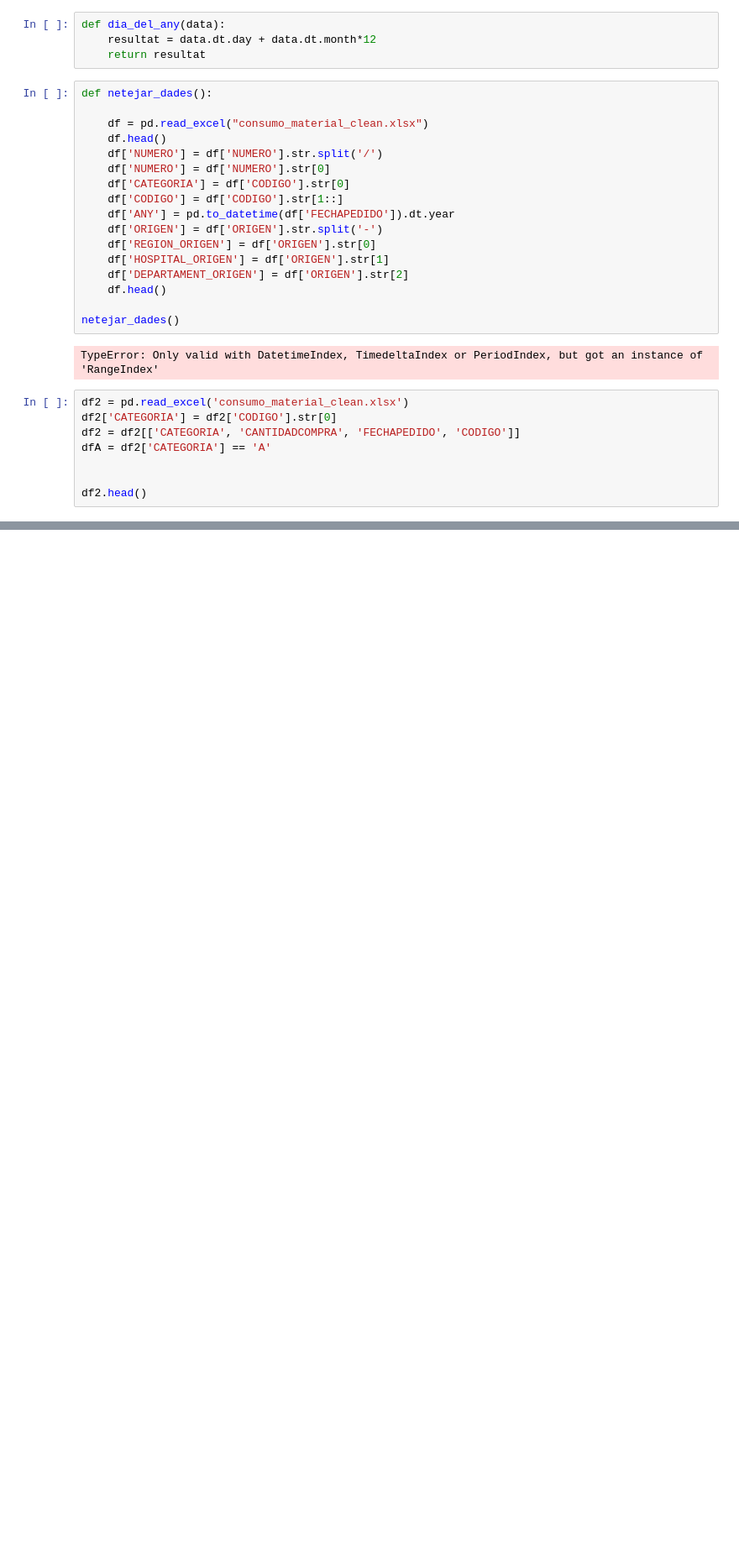
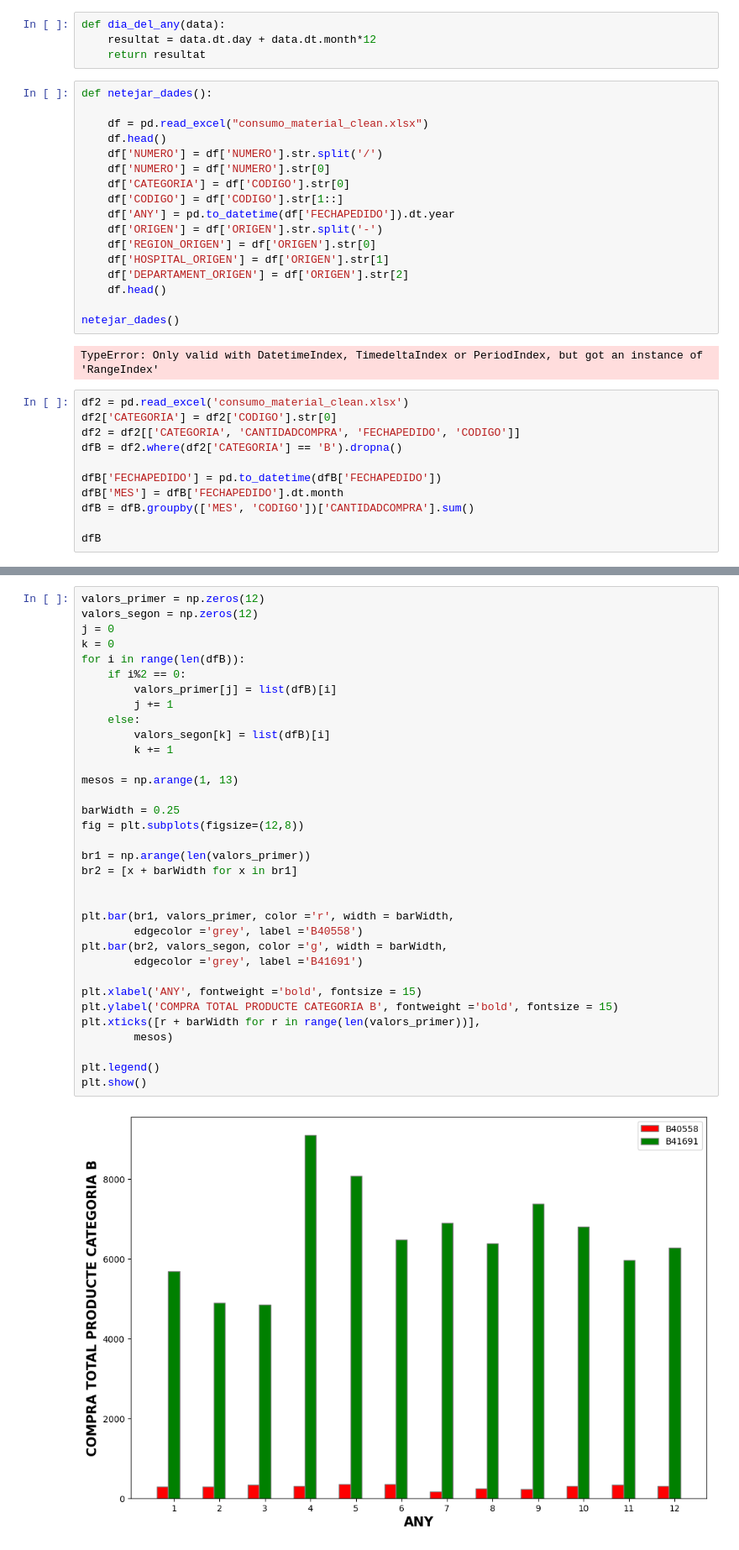
Before and after one commit to sgxaviii/Datathon-FME-2023, a Jupyter notebook: Repte NTTData/main.ipynb, the cells around one changed output, grey strips where cells are left out. Shown at 84% size. Cells and saved outputs as stored; diff of their text form; blank space fills up the shorter version.

Commit message:
Funciona el plot

```diff
--- a/Repte NTTData/main.ipynb
+++ b/Repte NTTData/main.ipynb
@@ -31,8 +31,11 @@ TypeError: Only valid with DatetimeIndex, TimedeltaIndex or PeriodIndex, but got
 df2 = pd.read_excel('consumo_material_clean.xlsx')
 df2['CATEGORIA'] = df2['CODIGO'].str[0]
 df2 = df2[['CATEGORIA', 'CANTIDADCOMPRA', 'FECHAPEDIDO', 'CODIGO']]
-dfA = df2['CATEGORIA'] == 'A'
+dfB = df2.where(df2['CATEGORIA'] == 'B').dropna()
 
+dfB['FECHAPEDIDO'] = pd.to_datetime(dfB['FECHAPEDIDO'])
+dfB['MES'] = dfB['FECHAPEDIDO'].dt.month
+dfB = dfB.groupby(['MES', 'CODIGO'])['CANTIDADCOMPRA'].sum()
 
-df2.head()
+dfB
 # %% [output]
@@ -44,0 +59,36 @@ df2.head()
+# %%
+valors_primer = np.zeros(12)
+valors_segon = np.zeros(12)
+j = 0
+k = 0
+for i in range(len(dfB)):
+    if i%2 == 0:
+        valors_primer[j] = list(dfB)[i]
+        j += 1
+    else:
+        valors_segon[k] = list(dfB)[i]
+        k += 1
+
+mesos = np.arange(1, 13)
+
+barWidth = 0.25
+fig = plt.subplots(figsize=(12,8))
+
+br1 = np.arange(len(valors_primer))
+br2 = [x + barWidth for x in br1]
+
+
+plt.bar(br1, valors_primer, color ='r', width = barWidth,
+        edgecolor ='grey', label ='B40558')
+plt.bar(br2, valors_segon, color ='g', width = barWidth,
+        edgecolor ='grey', label ='B41691')
+
+plt.xlabel('ANY', fontweight ='bold', fontsize = 15)
+plt.ylabel('COMPRA TOTAL PRODUCTE CATEGORIA B', fontweight ='bold', fontsize = 15)
+plt.xticks([r + barWidth for r in range(len(valors_primer))],
+        mesos)
+
+plt.legend()
+plt.show()
+# %% [output]
+[figure, added]
```
Also changed, not shown: parts of 1 cell of this notebook.
